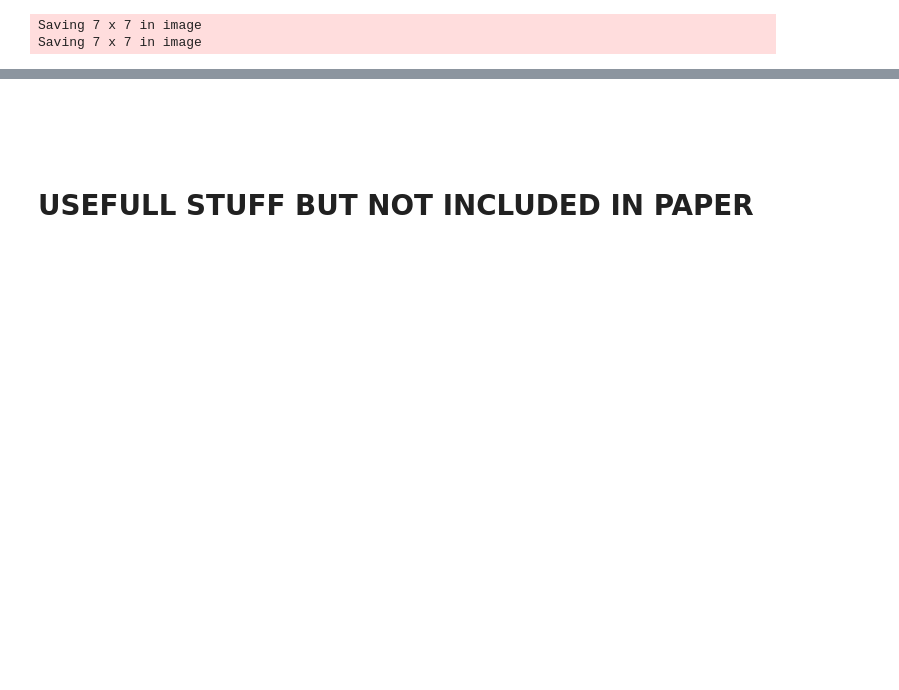
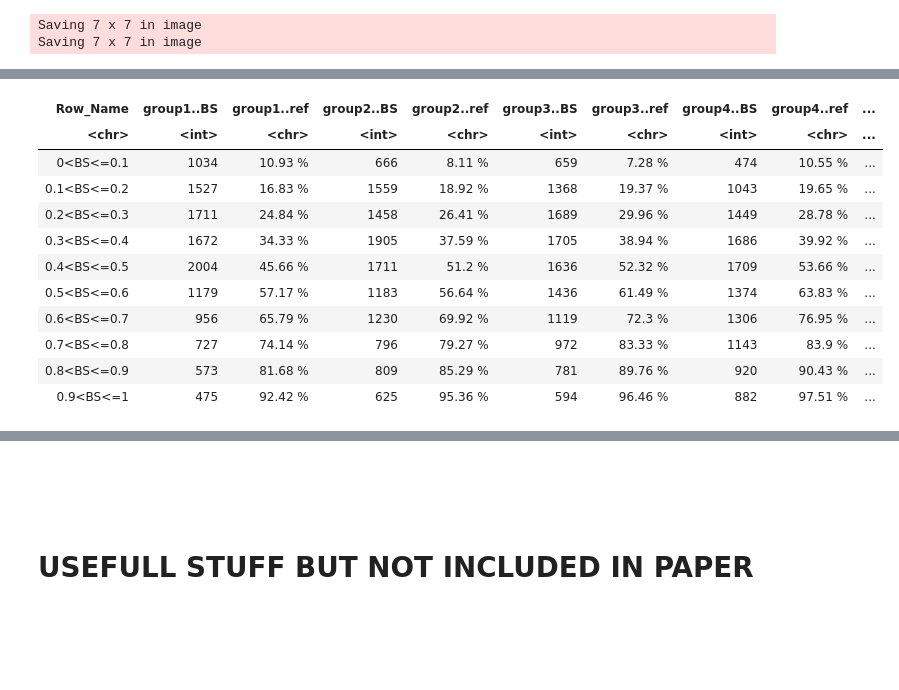
Before and after one commit to alessiovignoli/paralogs-nf, a Jupyter notebook: analysis/simulated_data.ipynb, the cells around one changed output, grey strips where cells are left out. Cells and saved outputs as stored; diff of their text form; code cells hidden in the pictures; blank space fills up the shorter version.

Commit message:
start of table on binned BS nodes numbers and % presence reference

```diff
--- a/analysis/simulated_data.ipynb
+++ b/analysis/simulated_data.ipynb
@@ -1798,3 +1798,88 @@ ggsave(filename="figures/BS_vs_ref_presence_scatterplot_ML.png", plot=p_ML_auc_b
 # %% [output]
 Saving 7 x 7 in image
 Saving 7 x 7 in image
+# %%
+# TODO put table number
+# table binning nodes based on their BS value and computing percentages for ref presence.
+# ME + SM
+
+# Reading Bootstrap values for each node and presence of node in family paralog reference tree
+df_bs_ME_SM = read.table(gzfile("../analysis/tables/df_bootsrtap_clade_presence_in_ref_ME_SM.tsv.gz"), header = TRUE)
+
+# get how many units (25)
+num_units = length(unique(df_bs_ME_SM$unit))
+
+# get how many groups there are (5) each with (100) families. groups define sequence length
+num_groups = length(unique(df_bs_ME_SM$group))
+
+# Map group names based on provided mapping
+groupnames_mapping = list(
+  "rerun_sim_b_factor_3.5_avg_branchlen_0.7_from_23th_50_fams_25_species" = "group1",
+  "rerun_sim_b_factor_3.5_avg_branchlen_0.7_from_22th_and_23th_50_fams_25_species" = "group2",
+  "rerun_sim_b_factor_3.5_avg_branchlen_0.7_from_20th_22th_and_23th_50_fams_25_species" = "group3",
+  "rerun_sim_b_factor_3.5_avg_branchlen_0.7_from_17th_20th_22th_and_23th_50_fams_25_species" = "group4",
+  "rerun_sim_b_factor_3.5_avg_branchlen_0.7_from_11th_17th_20th_22th_and_23th_50_fams_25_species" = "group5"
+)
+
+# Apply the group name mapping
+df_bs_ME_SM = df_bs_ME_SM %>%
+  mutate(
+    group = unlist(groupnames_mapping[group])
+  )
+
+# Create empty data frames with 10 rows (one for each BS bin) to match the output vectors.
+df_unit1  = data.frame(matrix(ncol = 0, nrow = 10))
+df_unit25 = data.frame(matrix(ncol = 0, nrow = 10))
+
+# Loop through five iterations (one for each group).
+for (n in 1:num_groups) {
+
+  # Filter data for the specific group and unit for the current iteration.
+  unit1_data  = subset(df_bs_ME_SM, group == paste0("group", n) & unit == 1)
+  unit25_data = subset(df_bs_ME_SM, group == paste0("group", n) & unit == num_units)
+
+  # Initialize empty vectors to hold the binned values for the current iteration.
+  unit1_bin_percent_nodes   = c()
+  unit1_bin_percent_in_ref  = c()
+  unit25_bin_percent_nodes  = c()
+  unit25_bin_percent_in_ref = c()
+
+  # Create bins from 0.1 to 1.0 in steps of 0.1 and calculate percentages for each bin.
+  for (i in seq(0.1, 1.0, by = 0.1)) {
+
+    # Filter rows within the BS value range for both unit1 and unit25.
+    filtered_rows_unit1  = subset(unit1_data, BS > (i - 0.1) & BS <= i)
+    filtered_rows_unit25 = subset(unit25_data, BS > (i - 0.1) & BS <= i)
+
+    # Calculate the number of nodes in the bin.
+    unit1_bin_percent_nodes  = c(unit1_bin_percent_nodes, length(filtered_rows_unit1$node))
+    unit25_bin_percent_nodes = c(unit25_bin_percent_nodes, length(filtered_rows_unit25$node))
+    #unit25_bin_percent_nodes = c(unit25_bin_percent_nodes, length(filtered_rows_unit25$node) / length(unit25_data$node))
+
+    # Calculate the percentage of nodes in reference out of those in the bin.
+    unit1_bin_percent_in_ref  = c(unit1_bin_percent_in_ref, paste0(round(sum(filtered_rows_unit1$ref_presence == 1) / length(filtered_rows_unit1$node) * 100, 2), " %"))
+    unit25_bin_percent_in_ref = c(unit25_bin_percent_in_ref, paste0(round(sum(filtered_rows_unit25$ref_presence == 1) / length(filtered_rows_unit25$node)* 100, 2), " %"))
+  }
+
+  # Add the vectors as new columns in the data frames, naming the columns based on the current group.
+  df_unit1[[paste0("group", n, " %BS")]]   = unit1_bin_percent_nodes
+  df_unit1[[paste0("group", n, " %ref")]]  = unit1_bin_percent_in_ref
+  df_unit25[[paste0("group", n, " %BS")]]  = unit25_bin_percent_nodes
+  df_unit25[[paste0("group", n, " %ref")]] = unit25_bin_percent_in_ref
+}
+
+# Define custom row labels representing BIN values
+row_names = c("0<BS<=0.1", "0.1<BS<=0.2", "0.2<BS<=0.3", "0.3<BS<=0.4",
+               "0.4<BS<=0.5", "0.5<BS<=0.6", "0.6<BS<=0.7", "0.7<BS<=0.8",
+               "0.8<BS<=0.9", "0.9<BS<=1")
+
+# Add row names as the first column of the data frame
+df_unit1  = data.frame("Row_Name" = row_names, df_unit1)
+df_unit25 = data.frame("Row_Name" = row_names, df_unit25)
+
+# Output the data frames.
+df_unit1
+df_unit25
+
+# TODO save table in files
+# %% [output]
@@ -1800,0 +1887,12 @@ Saving 7 x 7 in image
+| Row_Name | group1..BS | group1..ref | group2..BS | group2..ref | group3..BS | group3..ref | group4..BS | group4..ref | ... |
+| <chr> | <int> | <chr> | <int> | <chr> | <int> | <chr> | <int> | <chr> | ... |
+| 0<BS<=0.1 | 1034 | 10.93 % | 666 | 8.11 % | 659 | 7.28 % | 474 | 10.55 % | ... |
+| 0.1<BS<=0.2 | 1527 | 16.83 % | 1559 | 18.92 % | 1368 | 19.37 % | 1043 | 19.65 % | ... |
+| 0.2<BS<=0.3 | 1711 | 24.84 % | 1458 | 26.41 % | 1689 | 29.96 % | 1449 | 28.78 % | ... |
+| 0.3<BS<=0.4 | 1672 | 34.33 % | 1905 | 37.59 % | 1705 | 38.94 % | 1686 | 39.92 % | ... |
+| 0.4<BS<=0.5 | 2004 | 45.66 % | 1711 | 51.2 % | 1636 | 52.32 % | 1709 | 53.66 % | ... |
+| 0.5<BS<=0.6 | 1179 | 57.17 % | 1183 | 56.64 % | 1436 | 61.49 % | 1374 | 63.83 % | ... |
+| 0.6<BS<=0.7 | 956 | 65.79 % | 1230 | 69.92 % | 1119 | 72.3 % | 1306 | 76.95 % | ... |
+| 0.7<BS<=0.8 | 727 | 74.14 % | 796 | 79.27 % | 972 | 83.33 % | 1143 | 83.9 % | ... |
+| 0.8<BS<=0.9 | 573 | 81.68 % | 809 | 85.29 % | 781 | 89.76 % | 920 | 90.43 % | ... |
+| 0.9<BS<=1 | 475 | 92.42 % | 625 | 95.36 % | 594 | 96.46 % | 882 | 97.51 % | ... |
```
Also changed, not shown: parts of 2 cells of this notebook.
